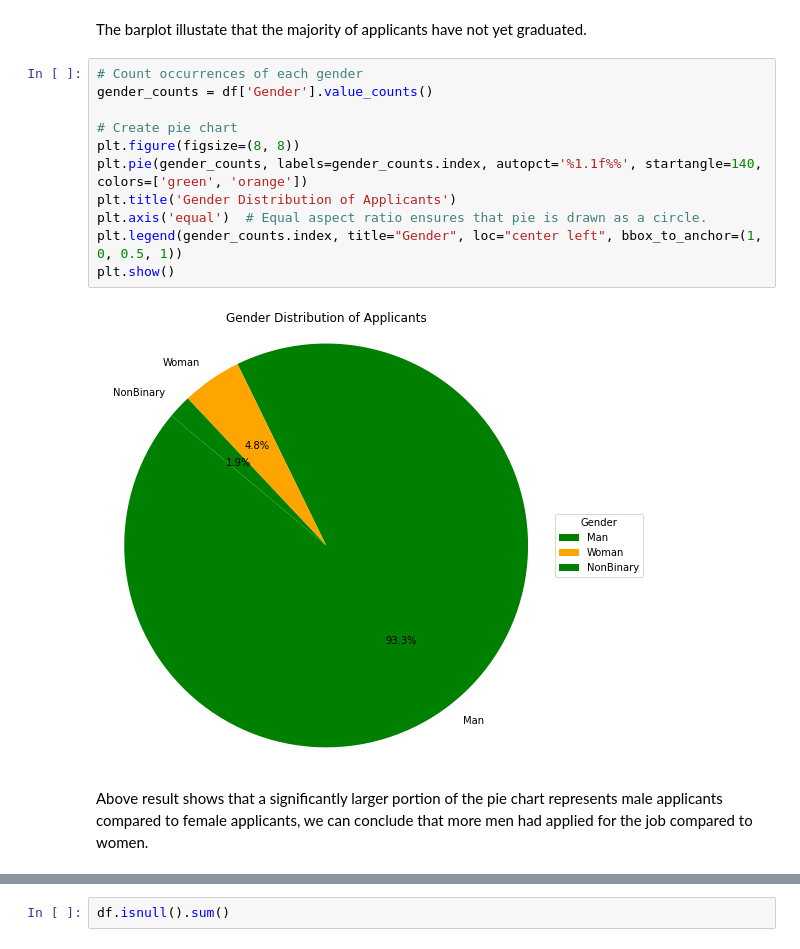
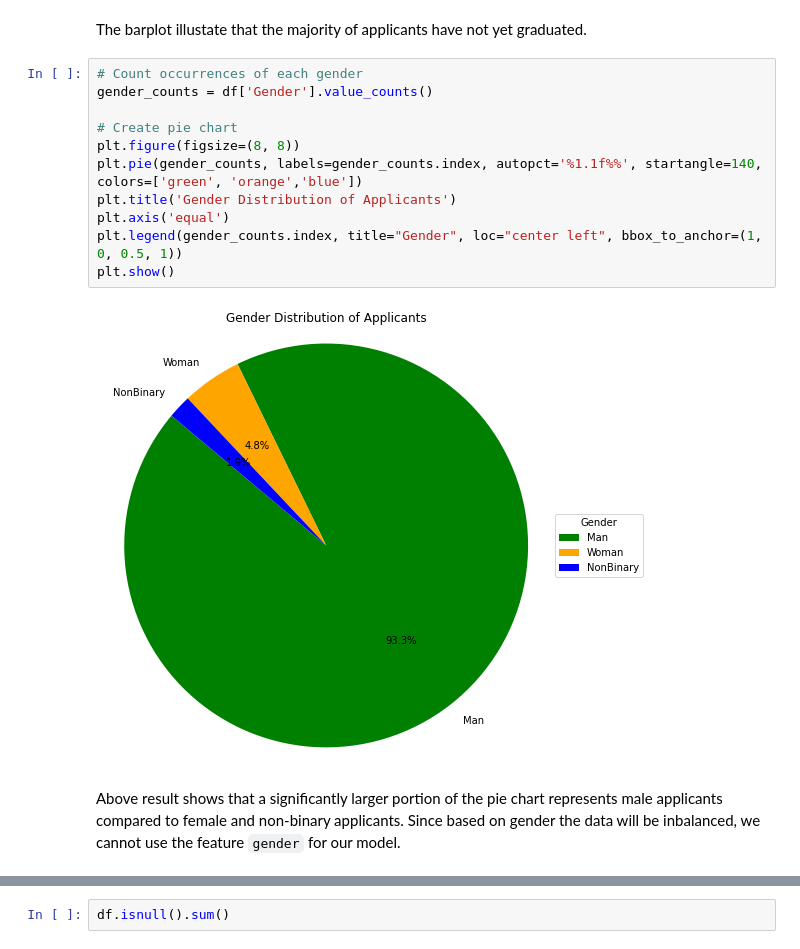
Before and after one commit to SoleilUmwiza92/AIForSociety-S6, a Jupyter notebook: Individual project/archive (1)/JobApplicants.ipynb, the cells around one changed output, grey strips where cells are left out. Cells and saved outputs as stored; diff of their text form.

```diff
--- a/Individual project/archive (1)/JobApplicants.ipynb
+++ b/Individual project/archive (1)/JobApplicants.ipynb
@@ -270,16 +268,16 @@ The barplot illustate that the majority of applicants have not yet graduated.
 # %%
 # Count occurrences of each gender
 gender_counts = df['Gender'].value_counts()
 
 # Create pie chart
 plt.figure(figsize=(8, 8))
-plt.pie(gender_counts, labels=gender_counts.index, autopct='%1.1f%%', startangle=140, colors=['green', 'orange'])
+plt.pie(gender_counts, labels=gender_counts.index, autopct='%1.1f%%', startangle=140, colors=['green', 'orange','blue'])
 plt.title('Gender Distribution of Applicants')
-plt.axis('equal')  # Equal aspect ratio ensures that pie is drawn as a circle.
+plt.axis('equal')
 plt.legend(gender_counts.index, title="Gender", loc="center left", bbox_to_anchor=(1, 0, 0.5, 1))
 plt.show()
 # %% [output]
-[figure, old version]
+[figure, new version]
 # %% [markdown]
- Above result shows that a significantly larger portion of the pie chart represents male applicants compared to female applicants, we can conclude that more men had applied for the job compared to women.
+ Above result shows that a significantly larger portion of the pie chart represents male applicants compared to female and non-binary applicants. Since based on gender the data will be inbalanced, we cannot use the feature `gender` for our model.
 # %%
```
Also changed, not shown: parts of 39 cells of this notebook, 7 other files.
